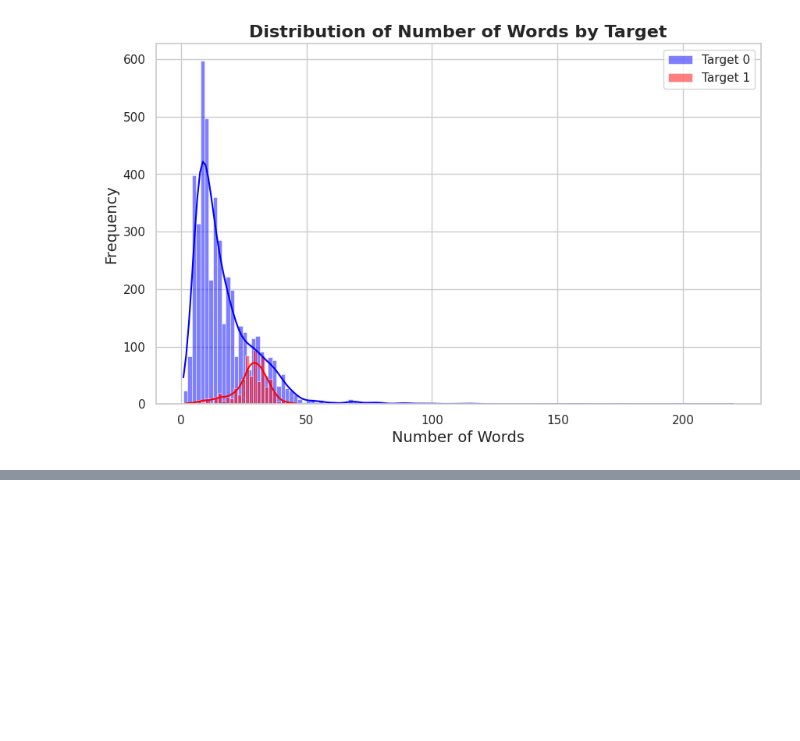
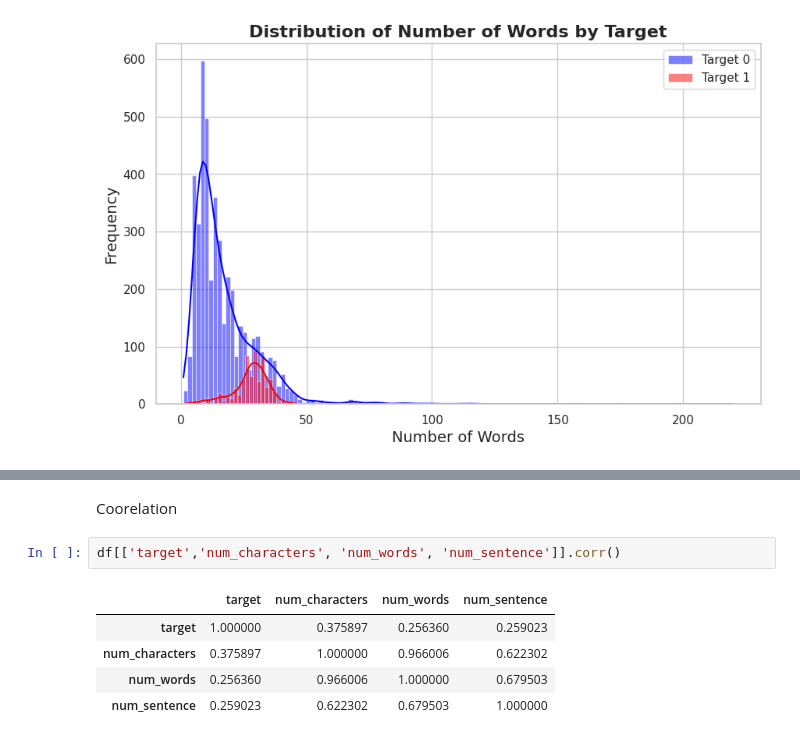
Before and after one commit to KiranKokateGitHub/Spam-Email-Detection_NLP_ML-Project, a Jupyter notebook: Spam_Email_Detection_NLP_ML_Project.ipynb, the cells around one changed output, grey strips where cells are left out. Cells and saved outputs as stored; diff of their text form; blank space fills up the shorter version.

```diff
--- a/Spam_Email_Detection_NLP_ML_Project.ipynb
+++ b/Spam_Email_Detection_NLP_ML_Project.ipynb
@@ -278,0 +302,10 @@ plt.show()
+# %% [markdown]
+Coorelation
+# %%
+df[['target','num_characters', 'num_words', 'num_sentence']].corr()
+# %% [output]
+|  | target | num_characters | num_words | num_sentence |
+| target | 1.000000 | 0.375897 | 0.256360 | 0.259023 |
+| num_characters | 0.375897 | 1.000000 | 0.966006 | 0.622302 |
+| num_words | 0.256360 | 0.966006 | 1.000000 | 0.679503 |
+| num_sentence | 0.259023 | 0.622302 | 0.679503 | 1.000000 |
```
Also changed, not shown: parts of 2 cells of this notebook.
